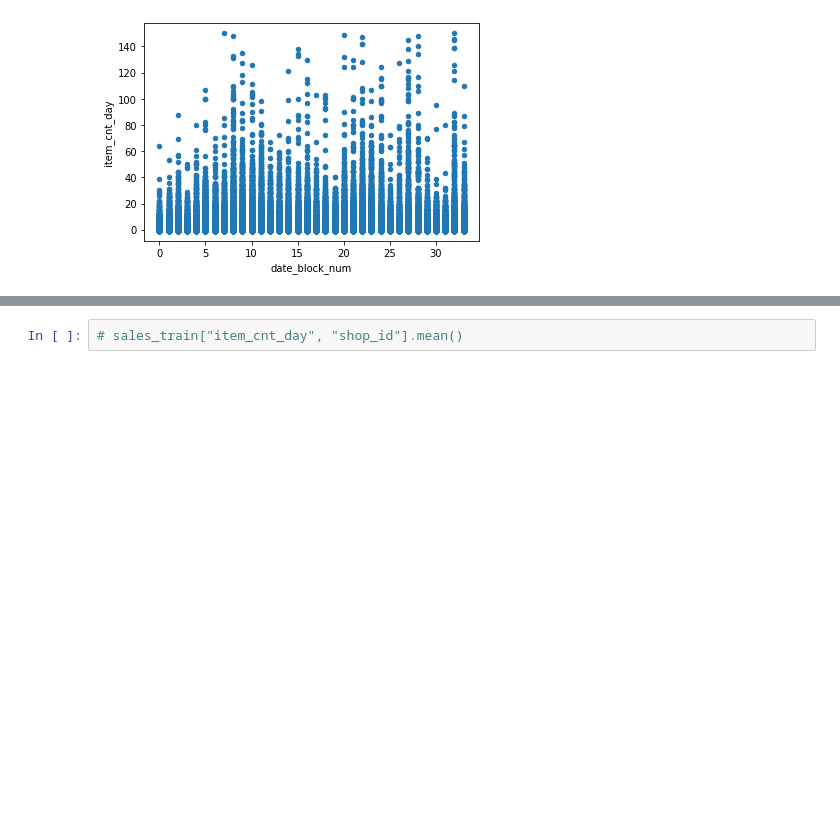
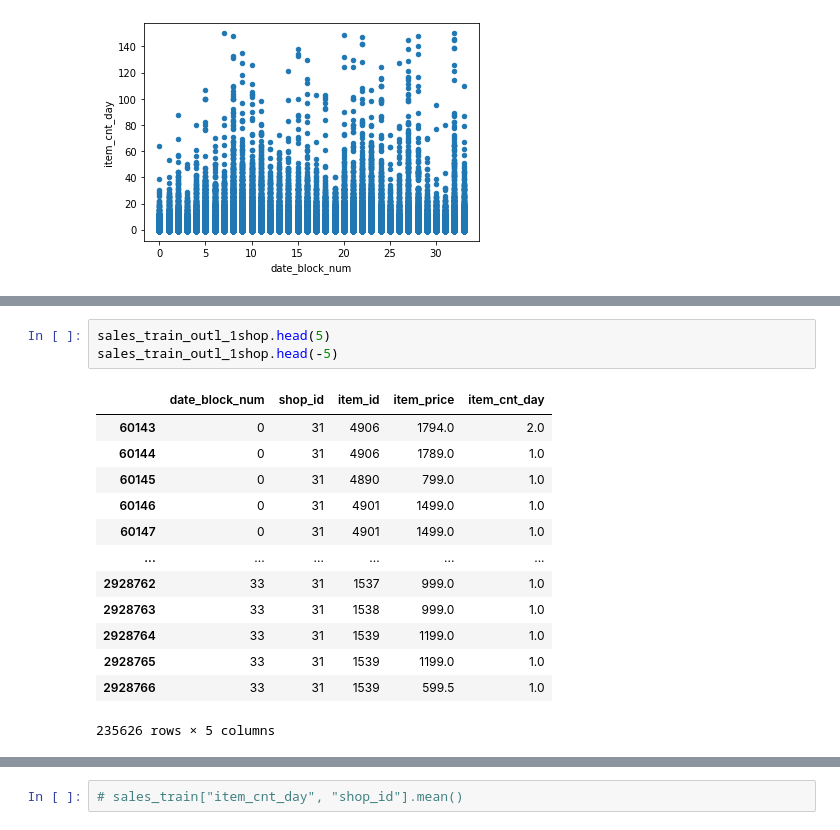
Before and after one commit to nyculescu/kaggle__competitive_data_science_predict_future_sales, a Jupyter notebook: 01_kernel_nb.ipynb, the cells around one changed output, grey strips where cells are left out. Drawn from its saved outputs; the diff is of its cells as text; blank space fills up the shorter version.

```diff
--- a/01_kernel_nb.ipynb
+++ b/01_kernel_nb.ipynb
@@ -211,3 +209,20 @@ sales_train_outl = sales_train_outl[sales_train_outl["shop_id"] == (32-1)] # dro
+# %%
+sales_train_outl_1shop.head(5)
+sales_train_outl_1shop.head(-5)
+# %% [output]
+|  | date_block_num | shop_id | item_id | item_price | item_cnt_day |
+| 60143 | 0 | 31 | 4906 | 1794.0 | 2.0 |
+| 60144 | 0 | 31 | 4906 | 1789.0 | 1.0 |
+| 60145 | 0 | 31 | 4890 | 799.0 | 1.0 |
+| 60146 | 0 | 31 | 4901 | 1499.0 | 1.0 |
+| 60147 | 0 | 31 | 4901 | 1499.0 | 1.0 |
+| ... | ... | ... | ... | ... | ... |
+| 2928762 | 33 | 31 | 1537 | 999.0 | 1.0 |
+| 2928763 | 33 | 31 | 1538 | 999.0 | 1.0 |
+| 2928764 | 33 | 31 | 1539 | 1199.0 | 1.0 |
+| 2928765 | 33 | 31 | 1539 | 1199.0 | 1.0 |
+| 2928766 | 33 | 31 | 1539 | 599.5 | 1.0 |
+235626 rows × 5 columns
 # %%
 lin1 = sklearn.linear_model.Ridge(alpha=0.01)
 
```
Also changed, not shown: parts of 8 cells of this notebook.
